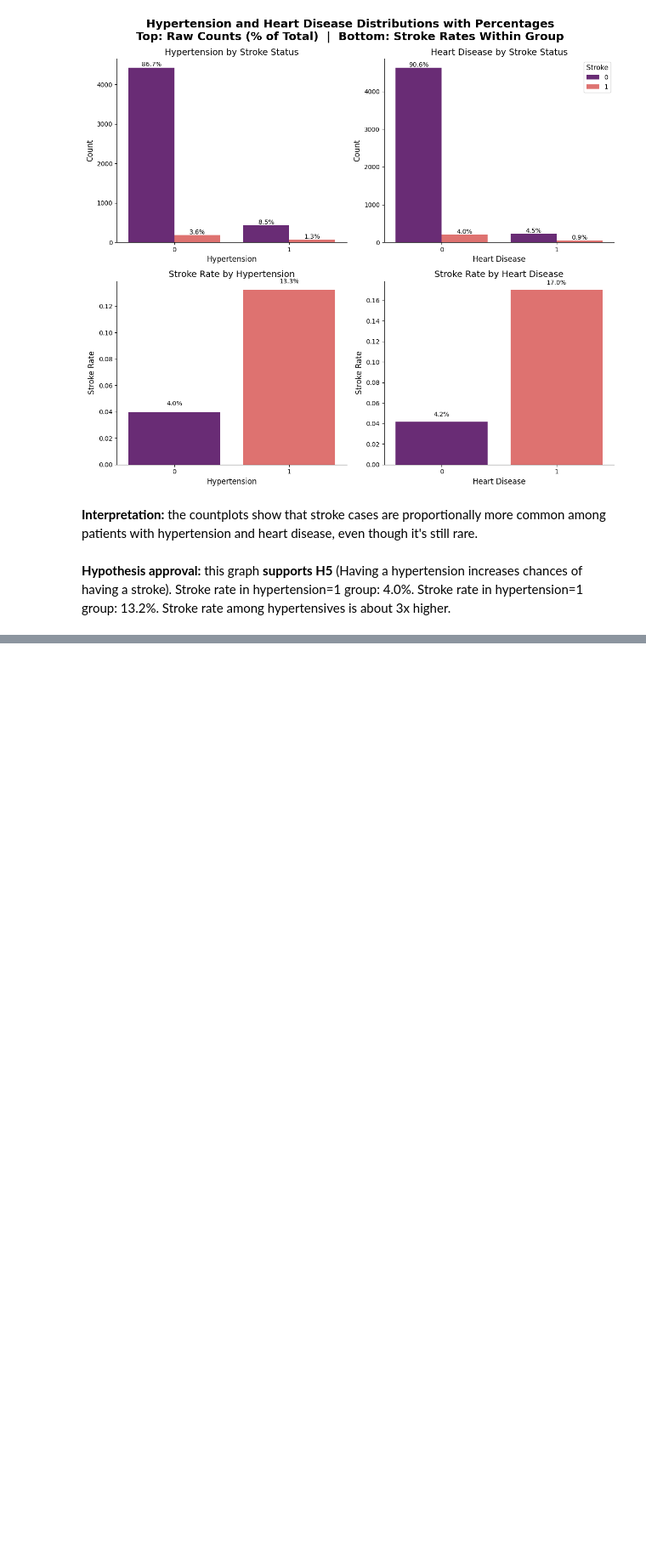
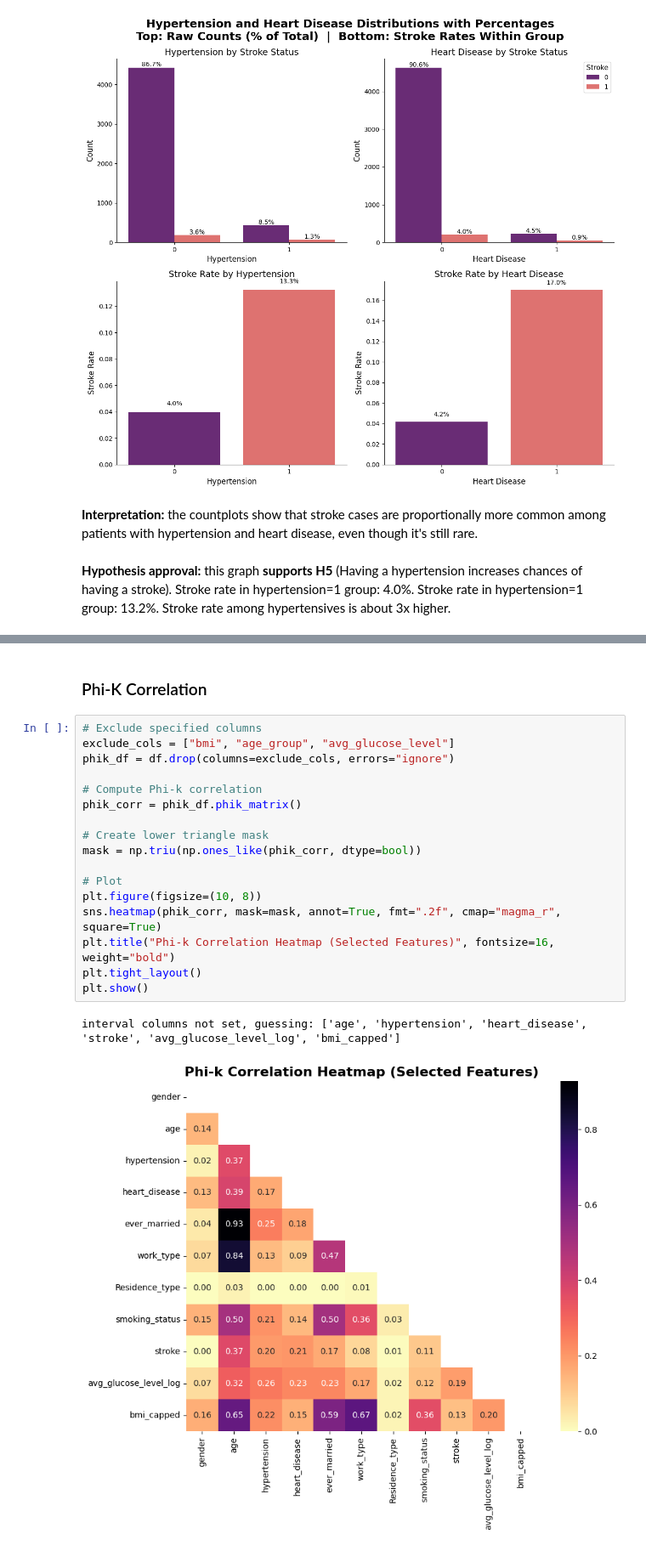
Before and after one commit to Duccard/stroke_risk_prediction, a Jupyter notebook: StrokeRiskPredictionModel.ipynb, the cells around one changed output, grey strips where cells are left out. Shown at 85% size. Drawn from its saved outputs; the diff is of its cells as text; blank space fills up the shorter version.

```diff
--- a/StrokeRiskPredictionModel.ipynb
+++ b/StrokeRiskPredictionModel.ipynb
@@ -793,0 +825,22 @@ Passing `palette` without assigning `hue` is deprecated and will be removed in v
+# %% [markdown]
+### Phi-K Correlation
+# %%
+# Exclude specified columns
+exclude_cols = ["bmi", "age_group", "avg_glucose_level"]
+phik_df = df.drop(columns=exclude_cols, errors="ignore")
+
+# Compute Phi-k correlation
+phik_corr = phik_df.phik_matrix()
+
+# Create lower triangle mask
+mask = np.triu(np.ones_like(phik_corr, dtype=bool))
+
+# Plot
+plt.figure(figsize=(10, 8))
+sns.heatmap(phik_corr, mask=mask, annot=True, fmt=".2f", cmap="magma_r", square=True)
+plt.title("Phi-k Correlation Heatmap (Selected Features)", fontsize=16, weight="bold")
+plt.tight_layout()
+plt.show()
+# %% [output]
+interval columns not set, guessing: ['age', 'hypertension', 'heart_disease', 'stroke', 'avg_glucose_level_log', 'bmi_capped']
+[figure, added]
```
Also changed, not shown: parts of 8 cells of this notebook.
